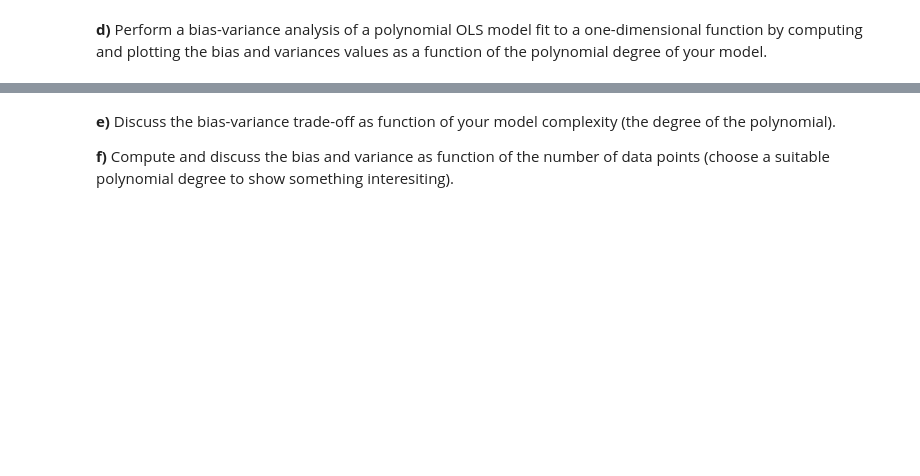
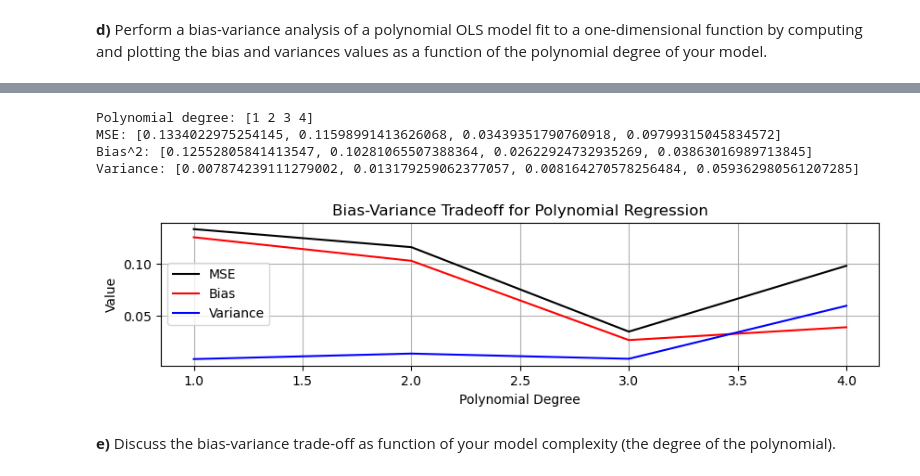
Before and after one commit to NatalliaDanilchanka/FYS-STK3155_MachineLearning, a Jupyter notebook: Week_38.ipynb, the cells around one changed output, grey strips where cells are left out. Cells and saved outputs as stored; diff of their text form; code cells hidden in the pictures; blank space fills up the shorter version.

```diff
--- a/Week_38.ipynb
+++ b/Week_38.ipynb
@@ -286,29 +340,55 @@ from sklearn.utils import resample
 # %%
-n = 100
-bootstraps = 1000
+mses = []
+bias = []
+variance = []
+polydegree = np.arange(1, 5)
 
-x = np.linspace(-3, 3, n)
-y = np.exp(-x**2) + 1.5 * np.exp(-(x-2)**2) + np.random.normal(0, 0.1)
+def OLS_parameters(X, Y):
+    return np.linalg.inv(X.T @ X) @ X.T @ Y
 
-biases = []
-variances = []
-mses = []
 
-#for p in range(1, 5):
-#    predictions = ...
-#    targets = ...
-#    for b in range(bootstraps):
-#        x_sample, y_sample = ...
-#        X = ...
-#        X_train, X_test, y_train, y_test = ...
-#
-#        predictions[b, :] =
-#        targets[b, :] =
-#
-#    biases.append(...)
-#    variances.append(...)
-#    mses.append(...)
+x_train, x_test, y_train, y_test = train_test_split(x, y, test_size=0.2, random_state=123)
+for degree in polydegree:
+    poly_features = PolynomialFeatures(degree=degree)
+    x_train_poly = poly_features.fit_transform(x_train)
+
+    # Initialize predictions array for bootstrap samples
+    predictions = np.empty((y_test.shape[0], n_boostraps))
+
+    for i in range(n_boostraps):
+        X_train_re, y_train_re = resample(x_train_poly, y_train)
+        model = OLS_parameters(X_train_re, y_train_re)
+
+        # Use the polynomial features for the test data
+        x_test_poly = poly_features.transform(x_test)
+        predictions[:, i] = (x_test_poly @ model).ravel()  # Flatten to shape (8,)
+
+    mses.append(np.mean((y_test.reshape(-1, 1) - predictions) ** 2))
+    bias.append(np.mean((y_test.reshape(-1, 1) - np.mean(predictions, axis=1, keepdims=True)) ** 2))
+    variance.append(np.mean(np.var(predictions, axis=1, keepdims=True)))
+
+print('Polynomial degree:', polydegree)
+print('MSE:', mses)
+print('Bias^2:', bias)
+print('Variance:', variance)
+
+# Plotting MSE, Bias, and Variance
+plt.figure(figsize=(10, 2))
+plt.plot(polydegree, mses, label='MSE', color='black')
+plt.plot(polydegree, bias, label='Bias', color='red')
+plt.plot(polydegree, variance, label='Variance', color='blue')
+
+plt.title('Bias-Variance Tradeoff for Polynomial Regression')
+plt.xlabel('Polynomial Degree')
+plt.ylabel('Value')
+plt.legend()
+plt.grid()
+plt.show()
+# %% [output]
+Polynomial degree: [1 2 3 4]
+MSE: [0.1334022975254145, 0.11598991413626068, 0.03439351790760918, 0.09799315045834572]
+Bias^2: [0.12552805841413547, 0.10281065507388364, 0.02622924732935269, 0.03863016989713845]
+Variance: [0.007874239111279002, 0.013179259062377057, 0.008164270578256484, 0.059362980561207285]
+[figure, added]
 # %% [markdown]
 **e)** Discuss the bias-variance trade-off as function of your model complexity (the degree of the polynomial).
-
-**f)** Compute and discuss the bias and variance as function of the number of data points (choose a suitable polynomial degree to show something interesiting).
```
Also changed, not shown: parts of 20 cells of this notebook.
